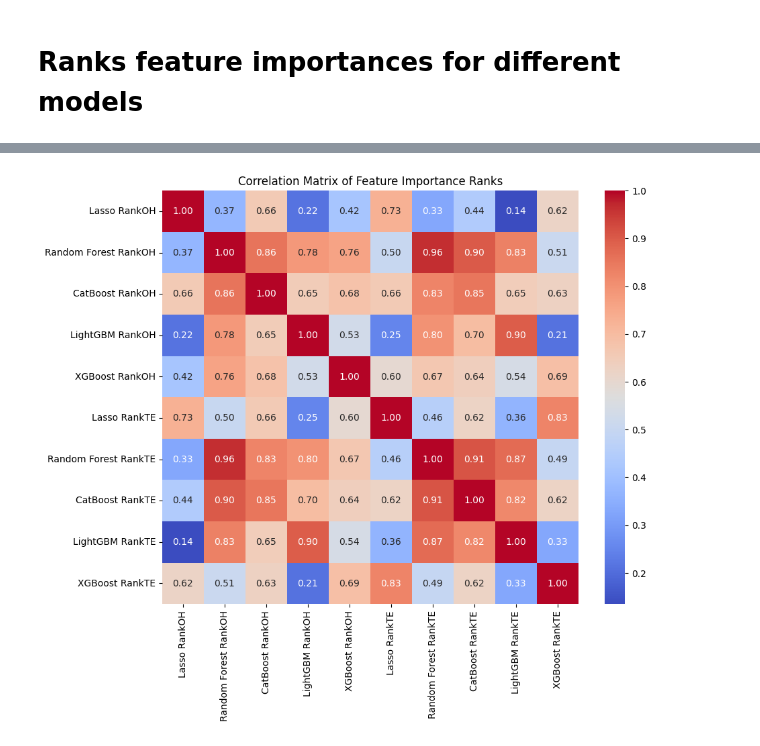
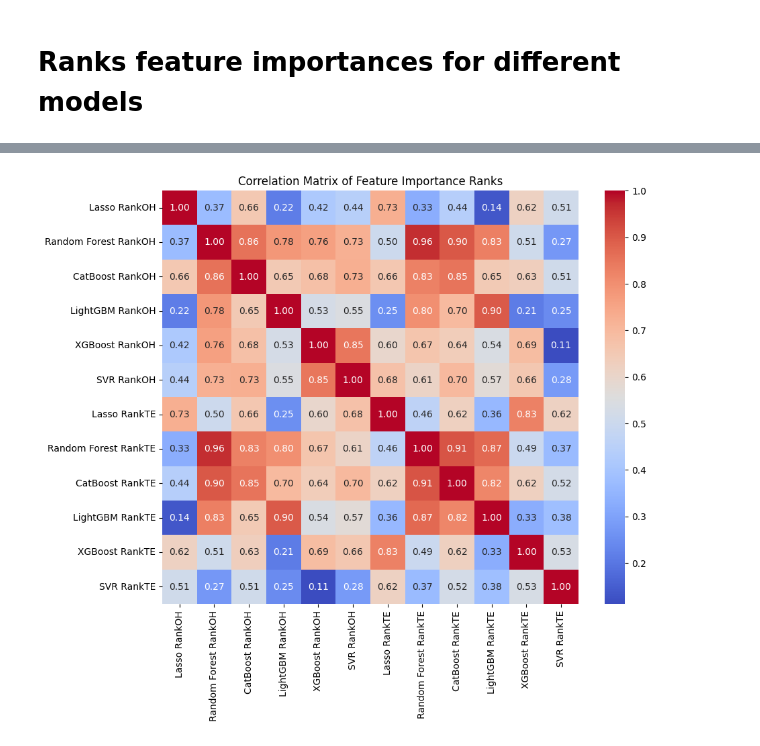
Before and after one commit to IlyaZutler/Cancer-Data, a Jupyter notebook: 7 Model Selection and Feature Importance2.ipynb, the cells around one changed output, grey strips where cells are left out. Drawn from its saved outputs; the diff is of its cells as text; code cells hidden in the pictures.

```diff
--- a/7 Model Selection and Feature Importance2.ipynb
+++ b/7 Model Selection and Feature Importance2.ipynb
@@ -289,41 +289,49 @@ for i in range(feature_importance_onehot.shape[0]):
             feature_importance_onehot.iloc[i,6] = j
         if j in feature_importance_onehot.iloc[i,8]:
             feature_importance_onehot.iloc[i,8] = j
+        if j in feature_importance_onehot.iloc[i,10]:
+            feature_importance_onehot.iloc[i,10] = j
 # %%
 lasso_imp = feature_importance_onehot.iloc[:,1].groupby(feature_importance_onehot.iloc[:,0]).sum().sort_values(ascending=False)
 forest_imp = feature_importance_onehot.iloc[:,3].groupby(feature_importance_onehot.iloc[:,2]).sum().sort_values(ascending=False)
 CatB_imp = feature_importance_onehot.iloc[:,5].groupby(feature_importance_onehot.iloc[:,4]).sum().sort_values(ascending=False)
 lGBM_imp = feature_importance_onehot.iloc[:,7].groupby(feature_importance_onehot.iloc[:,6]).sum().sort_values(ascending=False)
 XGB_imp = feature_importance_onehot.iloc[:,9].groupby(feature_importance_onehot.iloc[:,8]).sum().sort_values(ascending=False)
+SVR_imp = feature_importance_onehot.iloc[:,11].groupby(feature_importance_onehot.iloc[:,10]).sum().sort_values(ascending=False)
 
 lasso_impTE = feature_importance_targetenc.iloc[:,1].groupby(feature_importance_targetenc.iloc[:,0]).sum().sort_values(ascending=False)
 forest_impTE = feature_importance_targetenc.iloc[:,3].groupby(feature_importance_targetenc.iloc[:,2]).sum().sort_values(ascending=False)
 CatB_impTE = feature_importance_targetenc.iloc[:,5].groupby(feature_importance_targetenc.iloc[:,4]).sum().sort_values(ascending=False)
 lGBM_impTE = feature_importance_targetenc.iloc[:,7].groupby(feature_importance_targetenc.iloc[:,6]).sum().sort_values(ascending=False)
 XGB_impTE = feature_importance_targetenc.iloc[:,9].groupby(feature_importance_targetenc.iloc[:,8]).sum().sort_values(ascending=False)
+SVR_impTE = feature_importance_targetenc.iloc[:,11].groupby(feature_importance_targetenc.iloc[:,10]).sum().sort_values(ascending=False)
 
 merged_imp = pd.merge(lasso_imp, forest_imp, left_on='Feature', right_on='Feature', how='left')
 merged_imp = pd.merge(merged_imp, CatB_imp, left_on='Feature', right_on='Feature', how='left')
 merged_imp = pd.merge(merged_imp, lGBM_imp, left_on='Feature', right_on='Feature', how='left')
 merged_imp = pd.merge(merged_imp, XGB_imp, left_on='Feature', right_on='Feature', how='left')
+merged_imp = pd.merge(merged_imp, SVR_imp, left_on='Feature', right_on='Feature', how='left')
 
 merged_imp = pd.merge(merged_imp, lasso_impTE, left_on='Feature', right_on='Feature', how='left')
 merged_imp = pd.merge(merged_imp, forest_impTE, left_on='Feature', right_on='Feature', how='left')
 merged_imp = pd.merge(merged_imp, CatB_impTE, left_on='Feature', right_on='Feature', how='left')
 merged_imp = pd.merge(merged_imp, lGBM_impTE, left_on='Feature', right_on='Feature', how='left')
 merged_imp = pd.merge(merged_imp, XGB_impTE, left_on='Feature', right_on='Feature', how='left')
+merged_imp = pd.merge(merged_imp, SVR_impTE, left_on='Feature', right_on='Feature', how='left')
 
 merged_imp['Lasso RankOH'] = merged_imp['LassoOH'].rank(ascending=False)
 merged_imp['Random Forest RankOH'] = merged_imp['Random ForestOH'].rank(ascending=False)
 merged_imp['CatBoost RankOH'] = merged_imp['CatBoostOH'].rank(ascending=False)
 merged_imp['LightGBM RankOH'] = merged_imp['LightGBMOH'].rank(ascending=False)
 merged_imp['XGBoost RankOH'] = merged_imp['XGBoostOH'].rank(ascending=False)
+merged_imp['SVR RankOH'] = merged_imp['SVROH'].rank(ascending=False)
 
 merged_imp['Lasso RankTE'] = merged_imp['LassoTE'].rank(ascending=False)
 merged_imp['Random Forest RankTE'] = merged_imp['Random ForestTE'].rank(ascending=False)
 merged_imp['CatBoost RankTE'] = merged_imp['CatBoostTE'].rank(ascending=False)
 merged_imp['LightGBM RankTE'] = merged_imp['LightGBMTE'].rank(ascending=False)
 merged_imp['XGBoost RankTE'] = merged_imp['XGBoostTE'].rank(ascending=False)
+merged_imp['SVR RankTE'] = merged_imp['SVRTE'].rank(ascending=False)
 
 merged_imp
 # %% [output]
@@ -348,20 +356,20 @@ merged_imp
 # %%
 # Выберите столбцы для корреляции
 rank_columns = ['Lasso RankOH', 'Random Forest RankOH', 'CatBoost RankOH',
-       'LightGBM RankOH', 'XGBoost RankOH', 'Lasso RankTE',
-       'Random Forest RankTE', 'CatBoost RankTE', 'LightGBM RankTE',
-       'XGBoost RankTE']
+       'LightGBM RankOH', 'XGBoost RankOH', 'SVR RankOH',
+                'Lasso RankTE', 'Random Forest RankTE', 'CatBoost RankTE',
+        'LightGBM RankTE', 'XGBoost RankTE', 'SVR RankTE',]
 
 # Вычислите корреляционную матрицу
 correlation_matrix = merged_imp[rank_columns].corr()
 
 # Визуализация корреляционной матрицы
 plt.figure(figsize=(10, 8))
 sns.heatmap(correlation_matrix, annot=True, cmap='coolwarm', fmt=".2f")
 plt.title('Correlation Matrix of Feature Importance Ranks')
 plt.show()
 # %% [output]
-[figure, old version]
+[figure, new version]
 # %%
 # apartments.to_excel('apartments_5.xlsx', index=False)
 # import pickle
```
Also changed, not shown: parts of 1 cell of this notebook.
